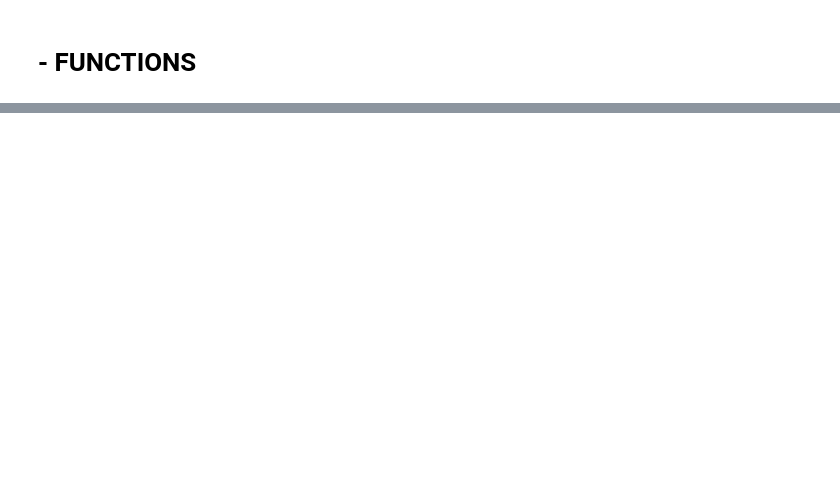
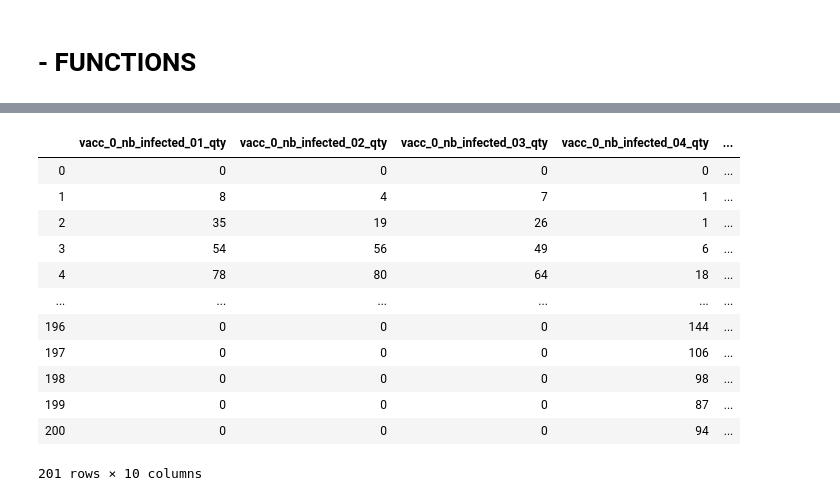
Before and after one commit to raphmatu/flu_model, a Jupyter notebook: Flu_model.ipynb, the cells around one changed output, grey strips where cells are left out. Saved outputs shown, nothing was run; the diff lists cells and outputs as text; code cells hidden in the pictures; blank space fills up the shorter version.

```diff
--- a/Flu_model.ipynb
+++ b/Flu_model.ipynb
@@ -134,0 +254,16 @@ for i in range(99):
+# %%
+pdf_
+# %% [output]
+|  | vacc_0_nb_infected_01_qty | vacc_0_nb_infected_02_qty | vacc_0_nb_infected_03_qty | vacc_0_nb_infected_04_qty | ... |
+| 0 | 0 | 0 | 0 | 0 | ... |
+| 1 | 8 | 4 | 7 | 1 | ... |
+| 2 | 35 | 19 | 26 | 1 | ... |
+| 3 | 54 | 56 | 49 | 6 | ... |
+| 4 | 78 | 80 | 64 | 18 | ... |
+| ... | ... | ... | ... | ... | ... |
+| 196 | 0 | 0 | 0 | 144 | ... |
+| 197 | 0 | 0 | 0 | 106 | ... |
+| 198 | 0 | 0 | 0 | 98 | ... |
+| 199 | 0 | 0 | 0 | 87 | ... |
+| 200 | 0 | 0 | 0 | 94 | ... |
+201 rows × 10 columns
```
Also changed, not shown: parts of 24 cells of this notebook.
